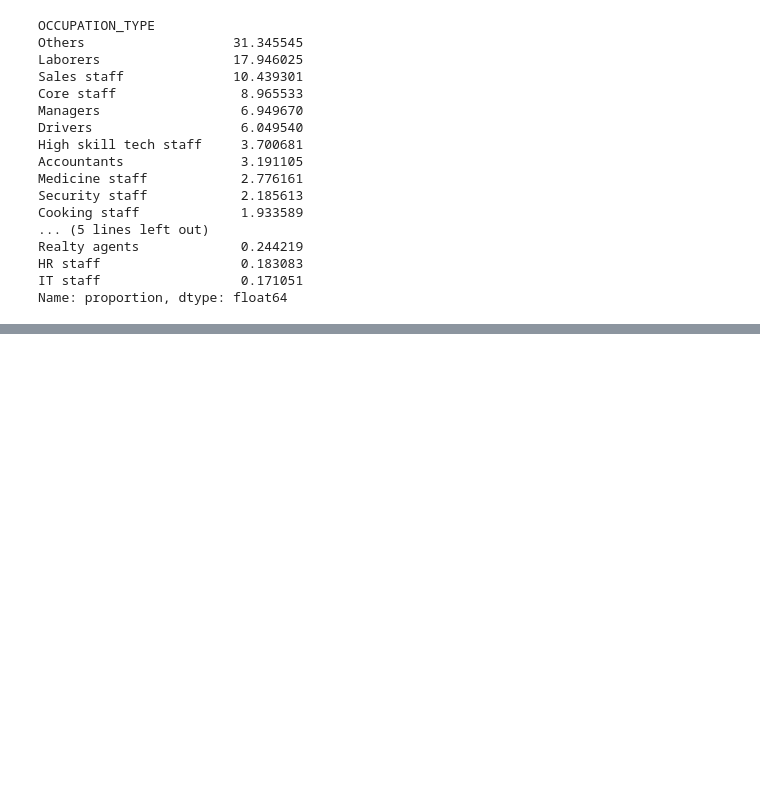
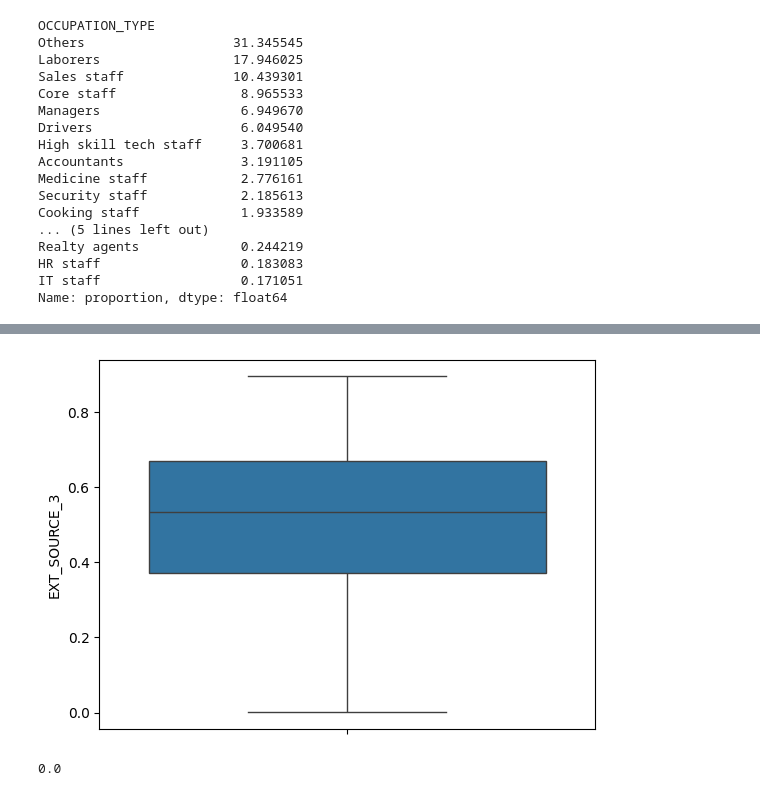
Before and after one commit to Sushant2103-afk/cred-eda, a Jupyter notebook: notebook/cred_eda.ipynb, the cells around one changed output, grey strips where cells are left out. Cells and saved outputs as stored; diff of their text form; code cells hidden in the pictures; blank space fills up the shorter version.

Commit message:
Updated cred_eda.ipynb notebook with corrected execution counts and added code for EXT_SOURCE_3 column analysis

```diff
--- a/notebook/cred_eda.ipynb
+++ b/notebook/cred_eda.ipynb
@@ -190,0 +225,5 @@ Name: proportion, dtype: float64
+# %%
+sns.boxplot(app_df.EXT_SOURCE_3)
+plt.show()
+# %% [output]
+[figure, added]
@@ -190,0 +232,4 @@ Name: proportion, dtype: float64
+# %%
+app_df.EXT_SOURCE_3.isnull().mean()*100
+# %% [output]
+0.0
```
Also changed, not shown: parts of 9 cells of this notebook.
